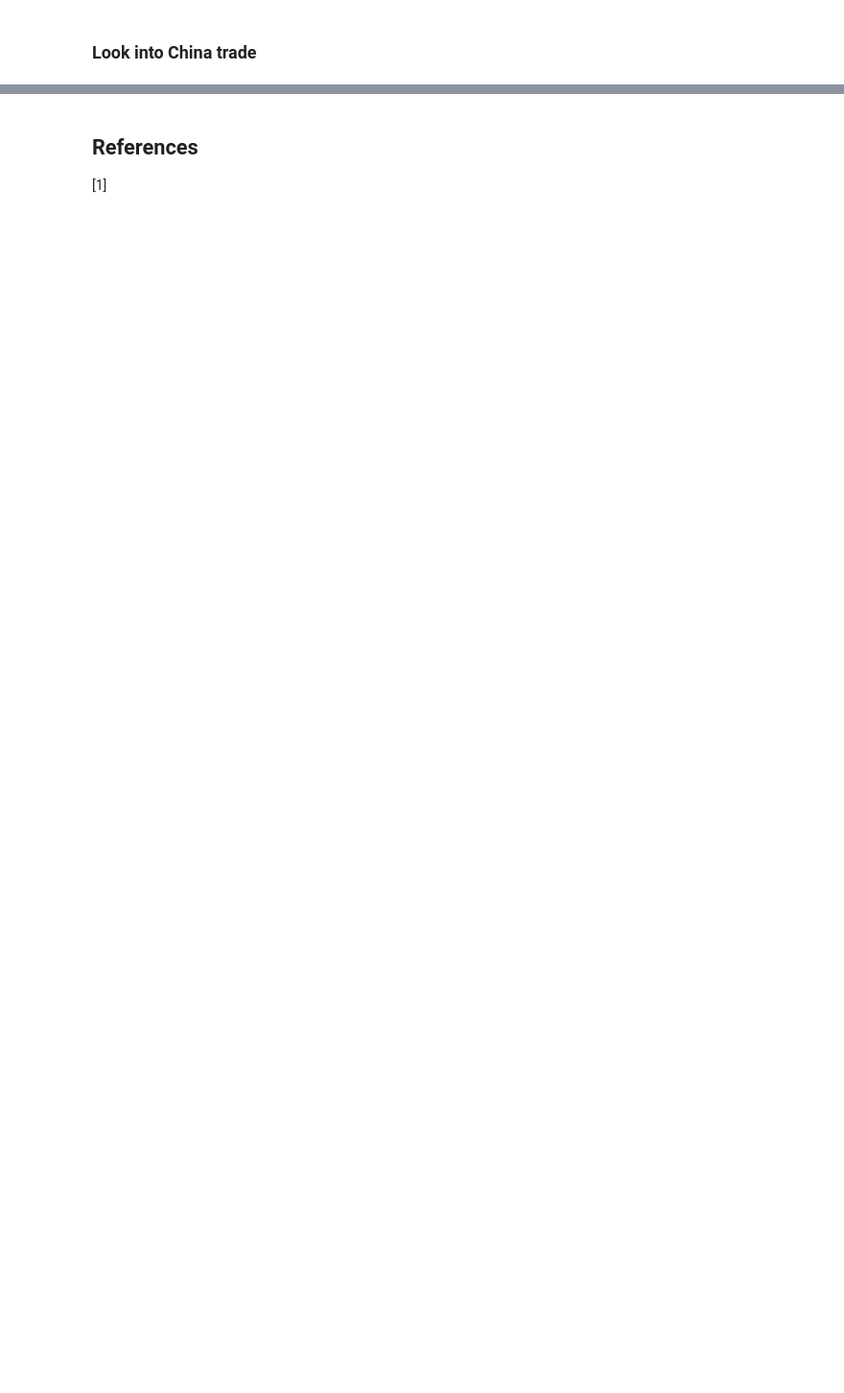
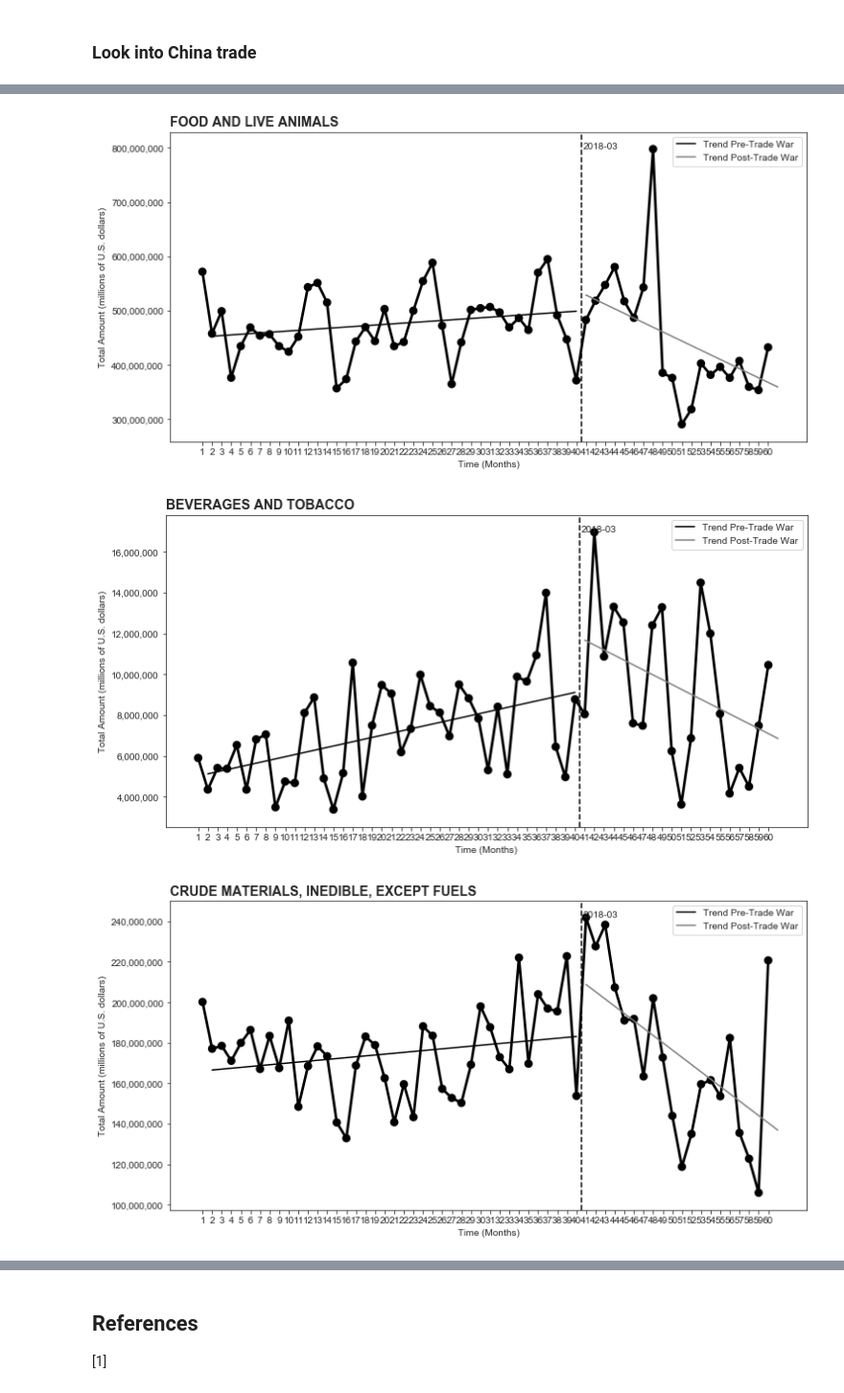
Before and after one commit to epfl-ada/ada-2020-project-milestone-p3-p3_lovela-data-science, a Jupyter notebook: project_notebook.ipynb, the cells around one changed output, grey strips where cells are left out. Shown at 96% size. Drawn from its saved outputs; the diff is of its cells as text; code cells hidden in the pictures; blank space fills up the shorter version.

```diff
--- a/project_notebook.ipynb
+++ b/project_notebook.ipynb
@@ -1440,0 +1135,12 @@ plot_its_result(china_export_Germany_its, res_germany_exports, "time", "exports"
+# %%
+# read the dataframe which represents US exports and imports trades with other countries from year 2015 to 2020
+df = pd.read_excel("./data/trades_by_goods.xlsx")
+
+# extract exports and imports trades with Chine
+df_china = df[df["Country"]=="China"]
+
+# get rid of unnecessary columns and missing data(in this dataframe values are all 0 for the year 2020)
+df_china.drop(['Country', 'CTY_CODE'], axis=1, inplace=True)
+df_china = df_china[df_china['Year']!=2020]
+
+#df_china
@@ -1440,0 +1211,12 @@ plot_its_result(china_export_Germany_its, res_germany_exports, "time", "exports"
+# %%
+# A brief ITS analysis on imports for each sector
+for i in range(10):
+    df = df_imports[df_imports['SITC']==i].sort_values(by='time')
+    df = add_its_features(df, "time", "2018-03")
+    model = smf.ols(formula='value ~ time_feature + C(intervention) + postslope', data=df)
+    res = model.fit()
+    plot_its_result(df, res, "time", "value", "2018-03", sectors[i])
+# %% [output]
+[figure, added]
+[figure, added]
+[figure, added]
```
Also changed, not shown: parts of 41 cells of this notebook.
